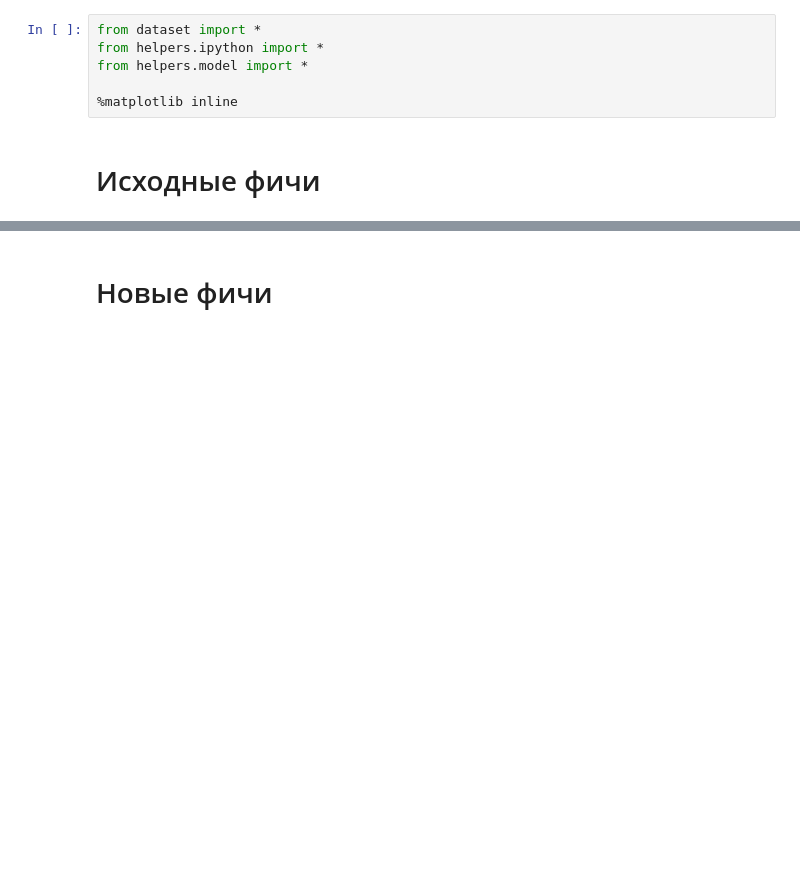
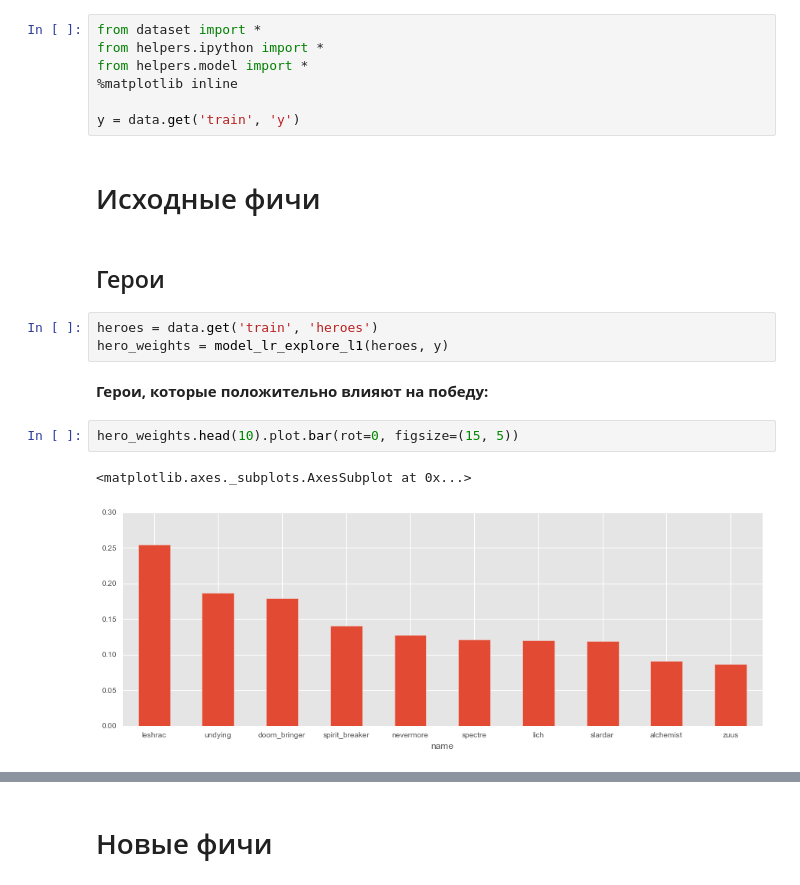
Before and after one commit to blagoffvyacheslav/kaggle, a Jupyter notebook: 2016-02-dota-2-win-probability-prediction/report.ipynb, the cells around one changed output, grey strips where cells are left out. Cells and saved outputs as stored; diff of their text form; blank space fills up the shorter version.

```diff
--- a/2016-02-dota-2-win-probability-prediction/report.ipynb
+++ b/2016-02-dota-2-win-probability-prediction/report.ipynb
@@ -2,7 +2,20 @@
 from dataset import *
 from helpers.ipython import *
 from helpers.model import *
+%matplotlib inline
 
-%matplotlib inline
+y = data.get('train', 'y')
 # %% [markdown]
 # Исходные фичи
+# %% [markdown]
+## Герои
+# %%
+heroes = data.get('train', 'heroes')
+hero_weights = model_lr_explore_l1(heroes, y)
+# %% [markdown]
+**Герои, которые положительно влияют  на победу:**
+# %%
+hero_weights.head(10).plot.bar(rot=0, figsize=(15, 5))
+# %% [output]
+<matplotlib.axes._subplots.AxesSubplot at 0x...>
+[figure, added]
```
Also changed, not shown: parts of 14 cells of this notebook, 1 other file.
